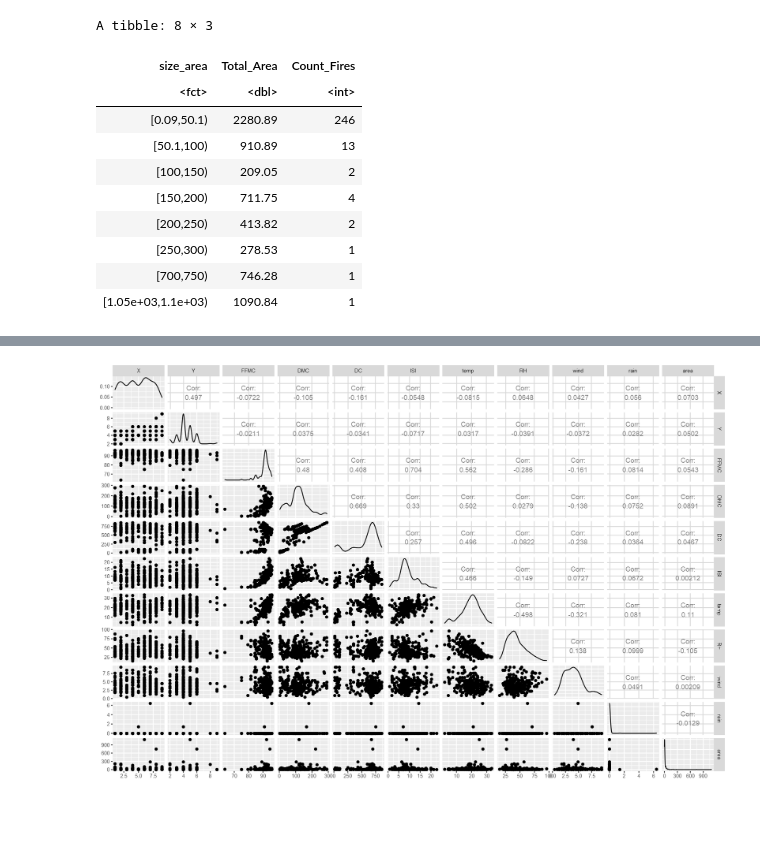
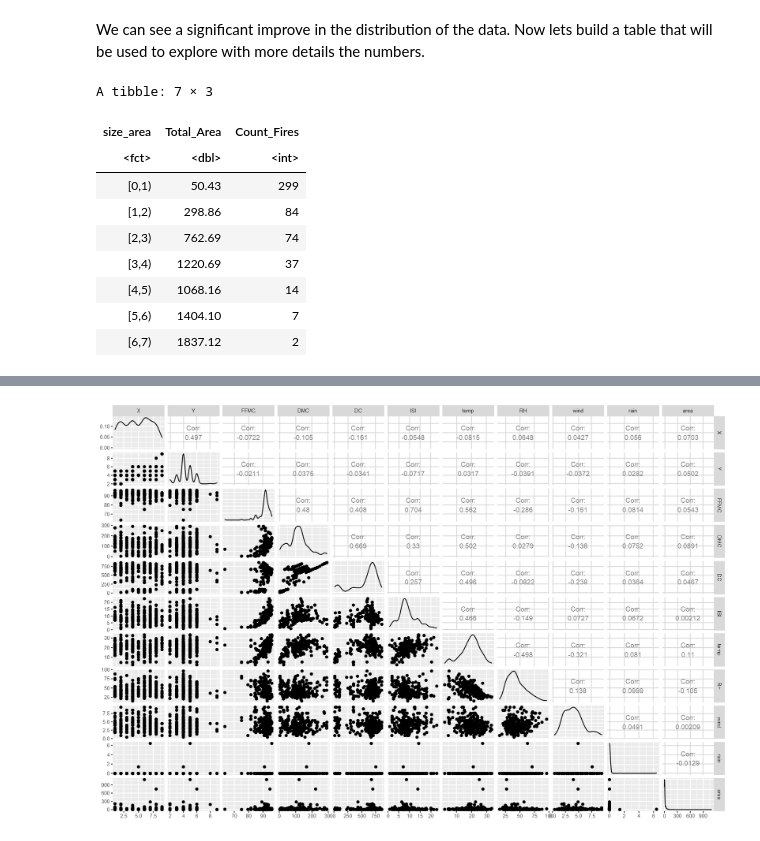
Before and after one commit to Agewerc/Bushfire-Analysis, a Jupyter notebook: Bushfire_Analysis_Area_Prediction.ipynb, the cells around one changed output, grey strips where cells are left out. Drawn from its saved outputs; the diff is of its cells as text; code cells hidden in the pictures; blank space fills up the shorter version.

```diff
--- a/Bushfire_Analysis_Area_Prediction.ipynb
+++ b/Bushfire_Analysis_Area_Prediction.ipynb
@@ -57,0 +74,2 @@ To go further in this analysis lets build a table.
+# %%
+df_fires$logarea <- log(area+1)
@@ -58,3 +85,5 @@ To go further in this analysis lets build a table.
+# %% [markdown]
+We can see a significant improve in the distribution of the data. Now lets build a table that will be used to explore with more details the numbers.
 # %%
-breaks = seq(range(df_rfires$area)[1], range(df_rfires$area)[2]+10, by=50)
-df_rfires$size_area = cut(df_rfires$area, breaks, right=FALSE)
+breaks = seq(range(df_fires$logarea)[1], range(df_fires$logarea)[2] + 2, by=1)
+df_fires$size_area = cut(df_fires$logarea, breaks, right=FALSE)
@@ -64,17 +90,16 @@ df_rfires$size_area = cut(df_rfires$area, breaks, right=FALSE)
 # %%
-df_rfires %>%
+df_fires %>%
   group_by(size_area) %>%
   summarize(Total_Area = sum(area, na.rm = TRUE),
             Count_Fires  = n())
 # %% [output]
-A tibble: 8 × 3
+A tibble: 7 × 3
 | size_area | Total_Area | Count_Fires |
 | <fct> | <dbl> | <int> |
-| [0.09,50.1) | 2280.89 | 246 |
-| [50.1,100) | 910.89 | 13 |
-| [100,150) | 209.05 | 2 |
-| [150,200) | 711.75 | 4 |
-| [200,250) | 413.82 | 2 |
-| [250,300) | 278.53 | 1 |
-| [700,750) | 746.28 | 1 |
-| [1.05e+03,1.1e+03) | 1090.84 | 1 |
+| [0,1) | 50.43 | 299 |
+| [1,2) | 298.86 | 84 |
+| [2,3) | 762.69 | 74 |
+| [3,4) | 1220.69 | 37 |
+| [4,5) | 1068.16 | 14 |
+| [5,6) | 1404.10 | 7 |
+| [6,7) | 1837.12 | 2 |
```
Also changed, not shown: parts of 24 cells of this notebook.
